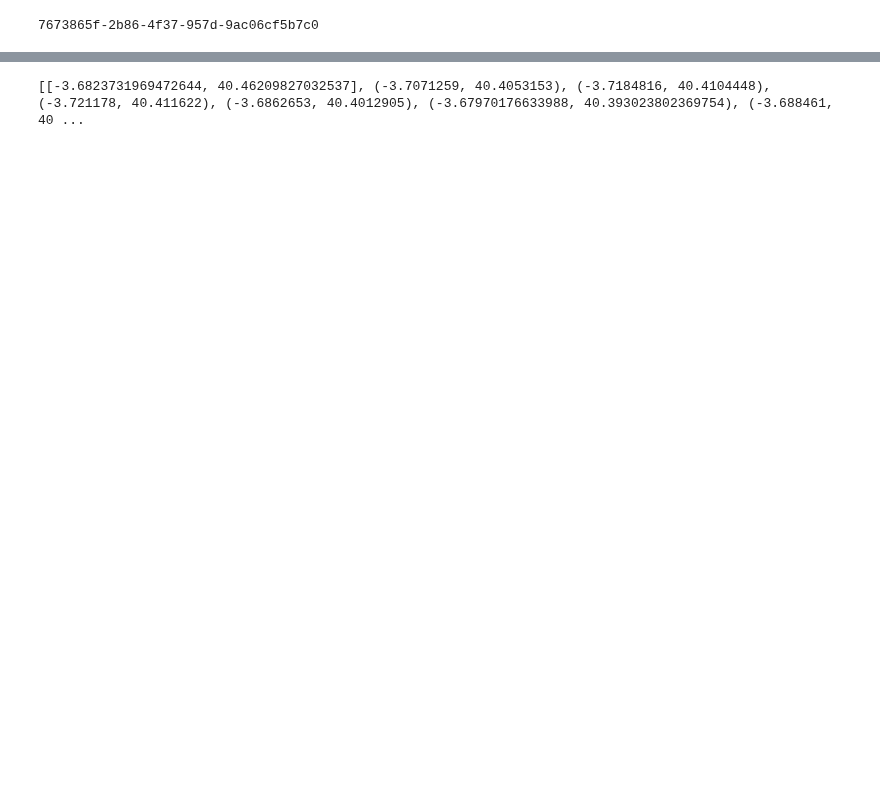
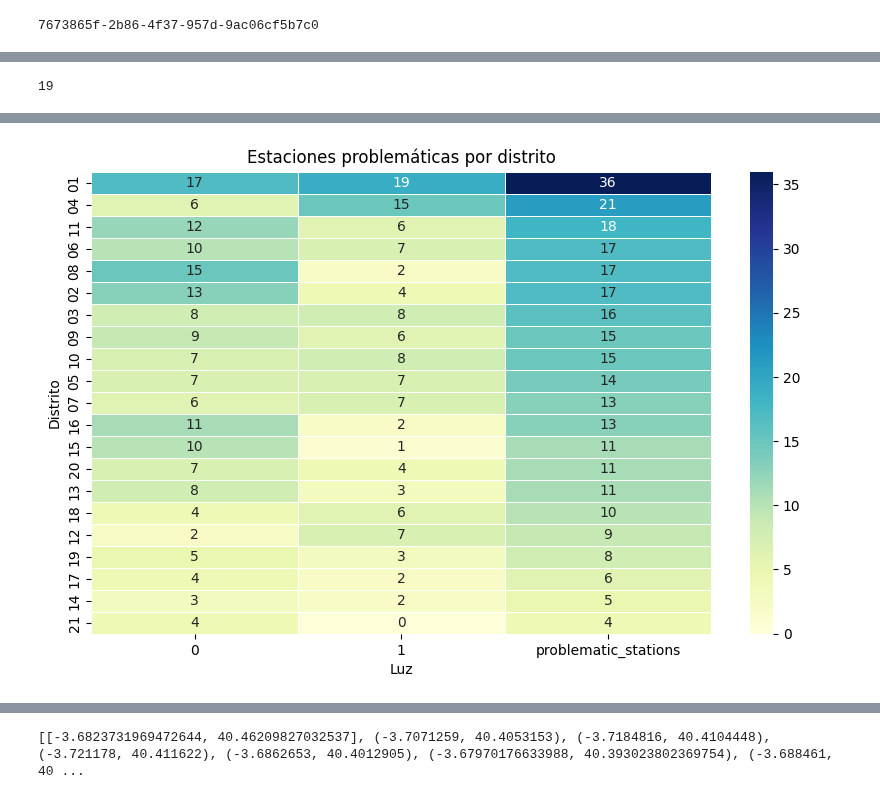
Before and after one commit to silviluliuma/biciMAD-worker, a Jupyter notebook: notebooks/dev_route.ipynb, the cells around one changed output, grey strips where cells are left out. Saved outputs shown, nothing was run; the diff lists cells and outputs as text; code cells hidden in the pictures; blank space fills up the shorter version.

Commit message:
heatmap

```diff
--- a/notebooks/dev_route.ipynb
+++ b/notebooks/dev_route.ipynb
@@ -167,3 +136,7 @@ get_light1(district_02)
+# %%
+len(get_light1(district_01))
+# %% [output]
+19
 # %%
 def get_light0(df):
     df_light0 = df[df["light"]==0]
@@ -175,3 +148,18 @@ get_light0(district_02)
 | 89 | 279 - Paseo de los Melancólicos, 1, | 02 | 4 | 19 | 2331 | 0 | 279 - Paseo de los Melancólicos, 1 | 279 | 23 | ... |
 | 217 | Calle Méndez Álvaro nº 11, | 02 | 7 | 16 | 1525 | 0 | 119 - Méndez Álvaro, 11 | 119 | 23 | ... |
 | 390 | Calle Puerto Serrano, 1 enfrente ... | 02 | 5 | 18 | 1986 | 0 | 265 - Puerto Serrano - Embajadores | 265 | 23 | ... |
+# %%
+lights_df_sum = stations_real_time.pivot_table(index='code_district', columns='light', aggfunc='size', fill_value=0)
+
+lights_df_sum = lights_df_sum.drop([2, 3], axis=1)
+lights_df_sum["problematic_stations"] = lights_df_sum[0] +lights_df_sum[1]
+lights_df_sum_sorted = lights_df_sum.sort_values(by="problematic_stations", ascending=False)
+
+plt.figure(figsize=(10, 6))
+sns.heatmap(lights_df_sum_sorted, cmap='YlGnBu', annot=True, fmt='g', linewidths=.5)
+plt.title('Estaciones problemáticas por distrito')
+plt.xlabel('Luz')
+plt.ylabel('Distrito')
+plt.show()
+# %% [output]
+[figure, added]
```
Also changed, not shown: parts of 7 cells of this notebook, 28 other files.
